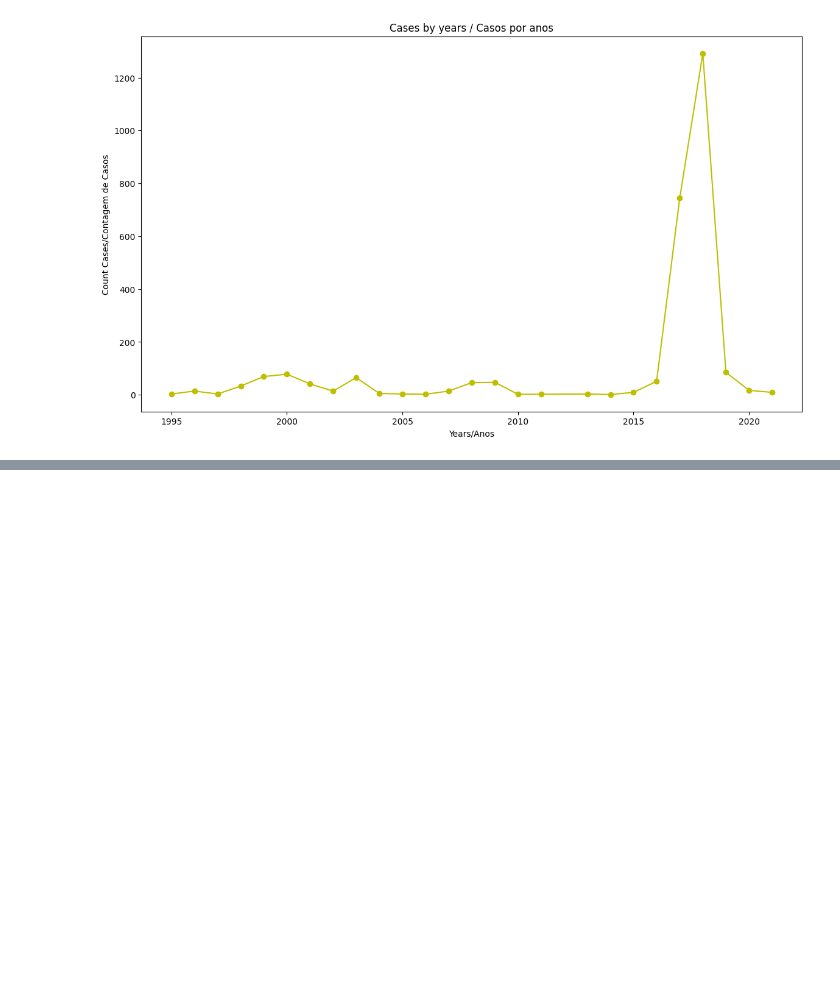
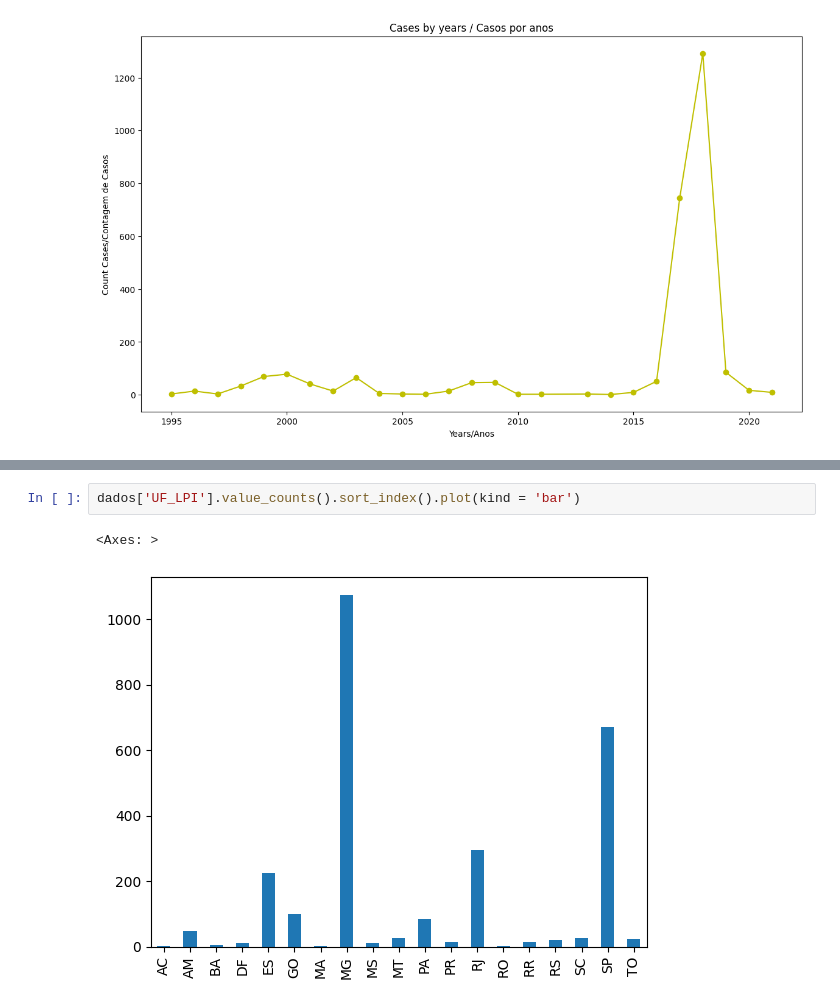
Before and after one commit to Muniz97/Yellow-fever-Febre-Amarela, a Jupyter notebook: 2 - Statistic/Yellow_Fever_Statistic.ipynb, the cells around one changed output, grey strips where cells are left out. Drawn from its saved outputs; the diff is of its cells as text; blank space fills up the shorter version.

```diff
--- a/2 - Statistic/Yellow_Fever_Statistic.ipynb
+++ b/2 - Statistic/Yellow_Fever_Statistic.ipynb
@@ -116,0 +124,5 @@ Text(0.5, 1.0, 'Cases by months/Casos por mês')
+# %%
+dados['UF_LPI'].value_counts().sort_index().plot(kind = 'bar')
+# %% [output]
+<Axes: >
+[figure, added]
```
Also changed, not shown: parts of 4 cells of this notebook.
